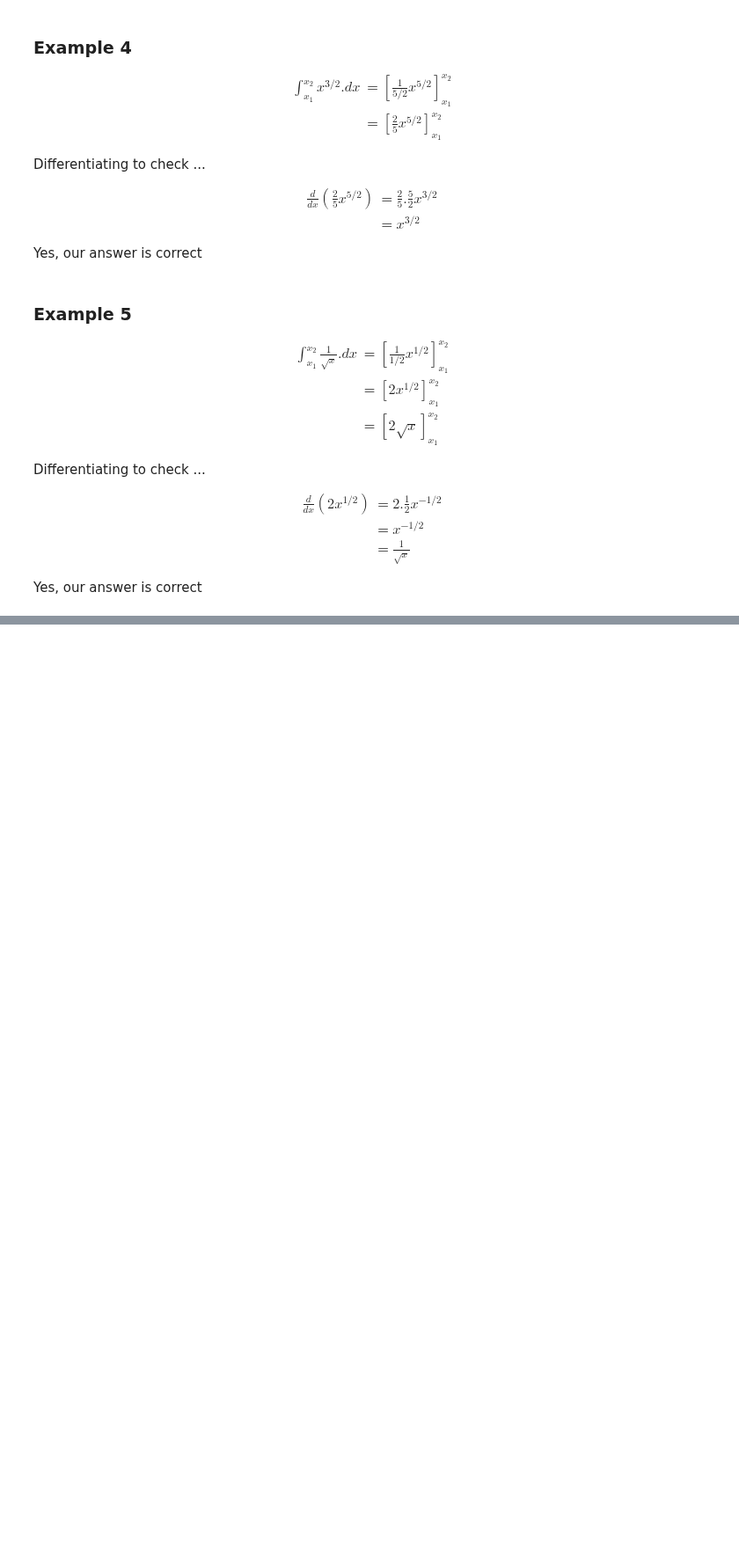
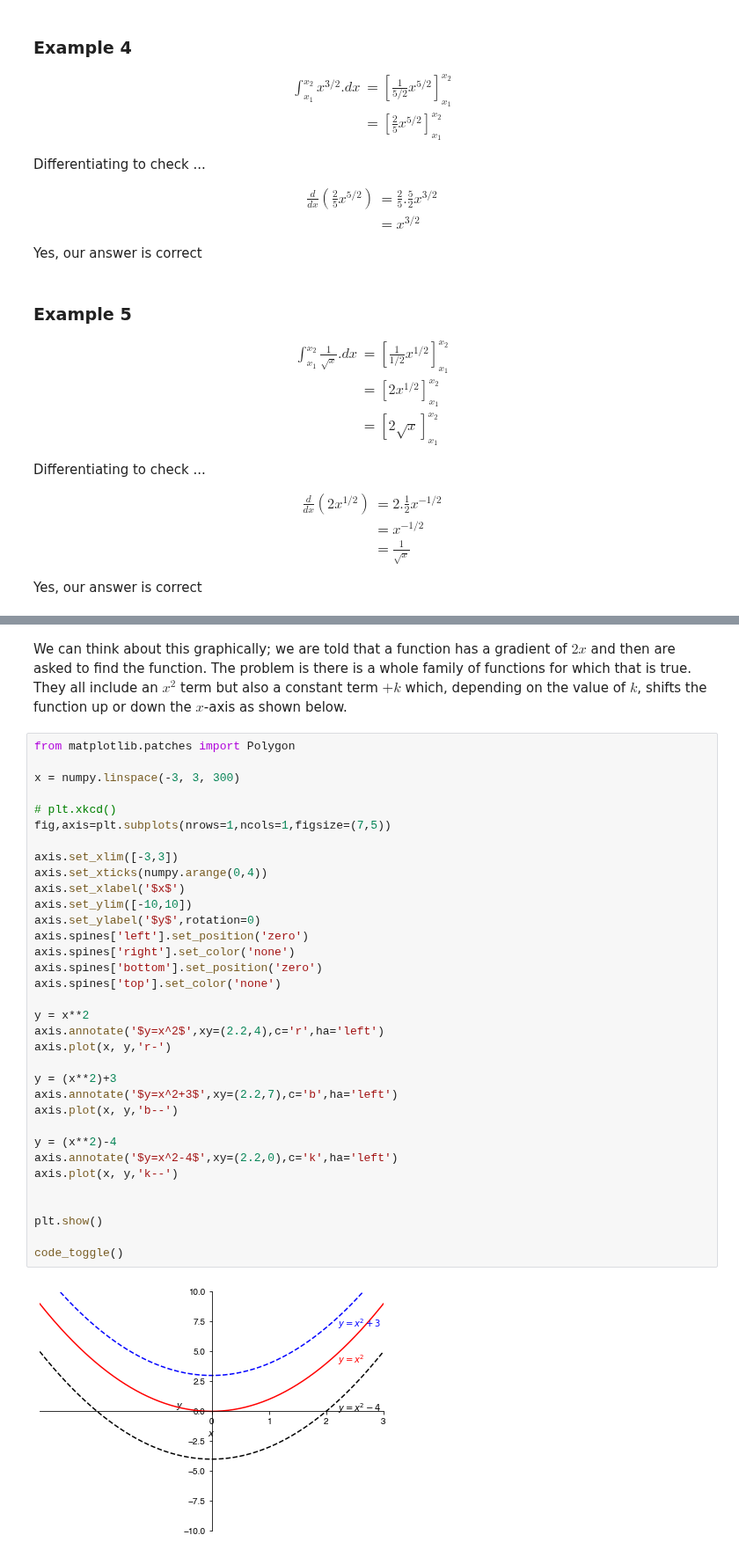
Before and after one commit to philipwfowler/quantitative_biochemistry, a Jupyter notebook: quantitative_biochemistry/Lecture 07 - Integration.ipynb, the cells around one changed output, grey strips where cells are left out. Shown at 88% size. Saved outputs shown, nothing was run; the diff lists cells and outputs as text; blank space fills up the shorter version.

```diff
--- a/quantitative_biochemistry/Lecture 07 - Integration.ipynb
+++ b/quantitative_biochemistry/Lecture 07 - Integration.ipynb
@@ -273,0 +307,38 @@ Notice how it is always the top limit minus the bottom limit.
+# %% [markdown]
+We can think about this graphically; we are told that a function has a gradient of $2x$ and then are asked to find the function. The problem is there is a whole family of functions for which that is true. They all include an $x^2$ term but also a constant term $+k$ which, depending on the value of $k$, shifts the function up or down the $x$-axis as shown below.
+# %%
+from matplotlib.patches import Polygon
+
+x = numpy.linspace(-3, 3, 300)
+
+# plt.xkcd()
+fig,axis=plt.subplots(nrows=1,ncols=1,figsize=(7,5))
+
+axis.set_xlim([-3,3])
+axis.set_xticks(numpy.arange(0,4))
+axis.set_xlabel('$x$')
+axis.set_ylim([-10,10])
+axis.set_ylabel('$y$',rotation=0)
+axis.spines['left'].set_position('zero')
+axis.spines['right'].set_color('none')
+axis.spines['bottom'].set_position('zero')
+axis.spines['top'].set_color('none')
+
+y = x**2
+axis.annotate('$y=x^2$',xy=(2.2,4),c='r',ha='left')
+axis.plot(x, y,'r-')
+
+y = (x**2)+3
+axis.annotate('$y=x^2+3$',xy=(2.2,7),c='b',ha='left')
+axis.plot(x, y,'b--')
+
+y = (x**2)-4
+axis.annotate('$y=x^2-4$',xy=(2.2,0),c='k',ha='left')
+axis.plot(x, y,'k--')
+
+
+plt.show()
+
+code_toggle()
+# %% [output]
+[figure, added]
```
Also changed, not shown: parts of 27 cells of this notebook, 1 other file.
